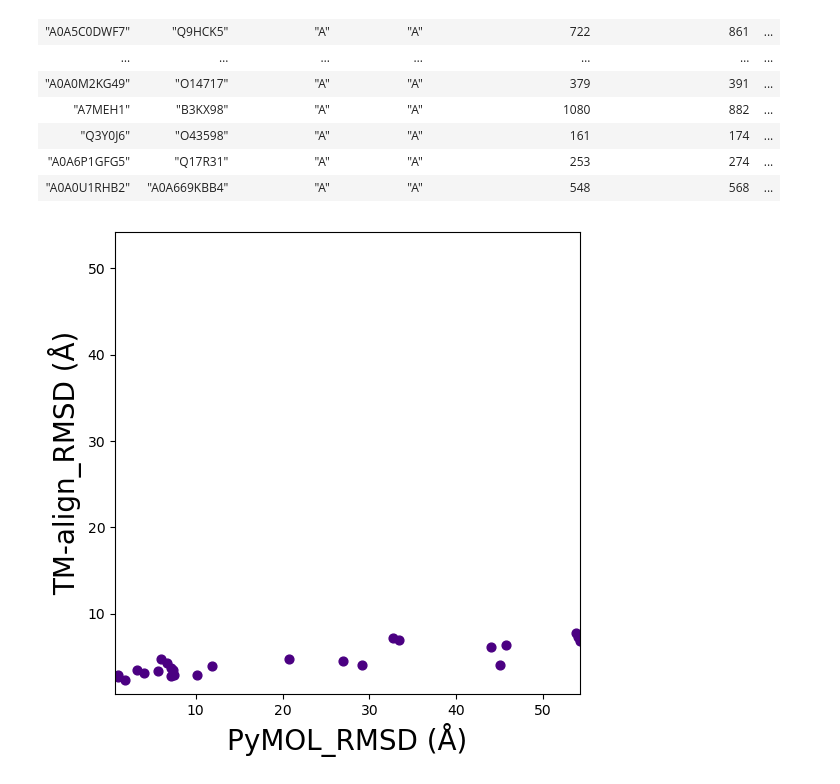
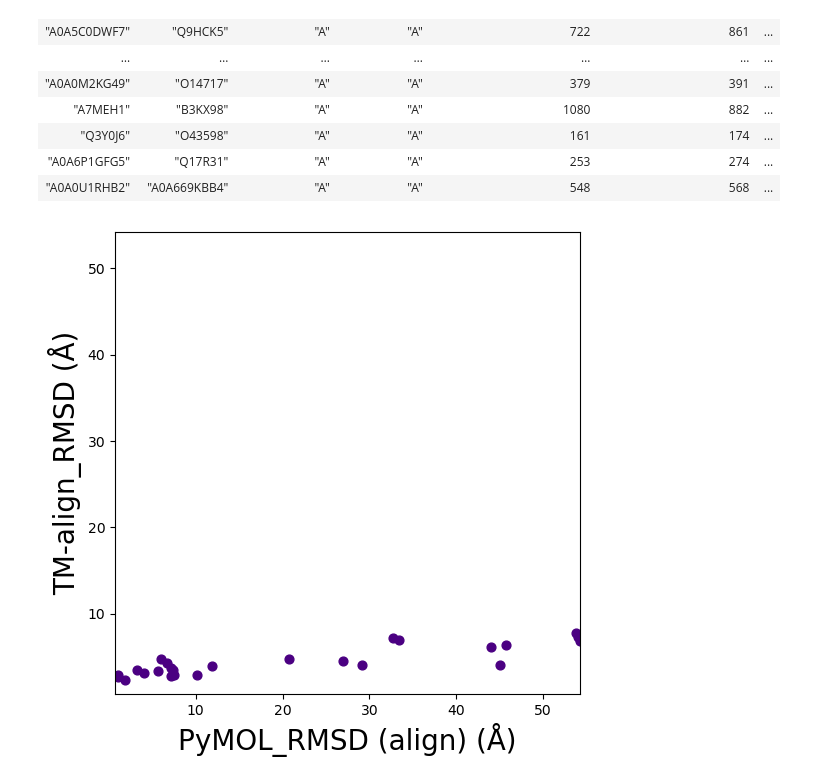
Before and after one commit to juliandeanmoran/BISSH, a Jupyter notebook: vis/plot_pymol_alignment_performance.ipynb, the cells around one changed output. Saved outputs shown, nothing was run; the diff lists cells and outputs as text; code cells hidden in the pictures.

```diff
--- a/vis/plot_pymol_alignment_performance.ipynb
+++ b/vis/plot_pymol_alignment_performance.ipynb
@@ -287,6 +288,7 @@ def plot_scatter(
     dot_size: float = 40,
     dot_alpha: float = 1.0,
     dot_colour: str = "blue",
+    threshold: float = None,
     axis_label_font_size: int = 20,
     dims: tuple[int, int] = (6, 6),
     out_path = None,
@@ -298,33 +300,38 @@ def plot_scatter(
     fig, ax = plt.subplots(figsize=dims)
     ax.scatter(x, y, s=dot_size, c=dot_colour, alpha=dot_alpha)
 
     if axis_equal_aspect_ratio:
         xmin, xmax = x.min(), x.max()
         ymin, ymax = y.min(), y.max()
 
         low = min(xmin, ymin)
         high = max(xmax, ymax)
 
         ax.set_xlim(low, high)
         ax.set_ylim(low, high)
 
+    if threshold is not None:
+        ax.axvline(threshold, linestyle="--", color="red")
+        ax.axhline(threshold, linestyle="--", color="red")
+
+
     ax.set_title(plot_title, fontsize=title_font_size)
     ax.set_xlabel(x_axis_label, fontsize=axis_label_font_size)
     ax.set_ylabel(y_axis_label, fontsize=axis_label_font_size)
 
     if out_path is not None:
         out_plot(figure=fig, out_path=out_path, svg=True, png_dpi=1080)
 
     plt.show()
 
 plot_scatter(
     df=df_al_metrics,
     col_x=args["col_pm_rmsd"],
     col_y=args["col_tm_rmsd"],
-    x_axis_label=f'{args["col_pm_rmsd"]} (Å)',
+    x_axis_label=f'{args["col_pm_rmsd"]} ({PM_ALIGN_METHOD}) (Å)',
     y_axis_label=f'TM-align_{args["col_tm_rmsd"]} (Å)',
     dot_colour=PLOT_COLOUR,
-    out_path=f"{args['out_dir']}/scatter_pymol-{PM_ALIGN_METHOD}_tm-align",
+    out_path=f"{args['out_dir']}/scatter_pymol-{PM_ALIGN_METHOD}_tm-align_n={len(df_al_metrics)}",
 )
 # %% [output]
-[figure, old version]
+[figure, new version]
```
Also changed, not shown: parts of 2 cells of this notebook, 13 other files.
